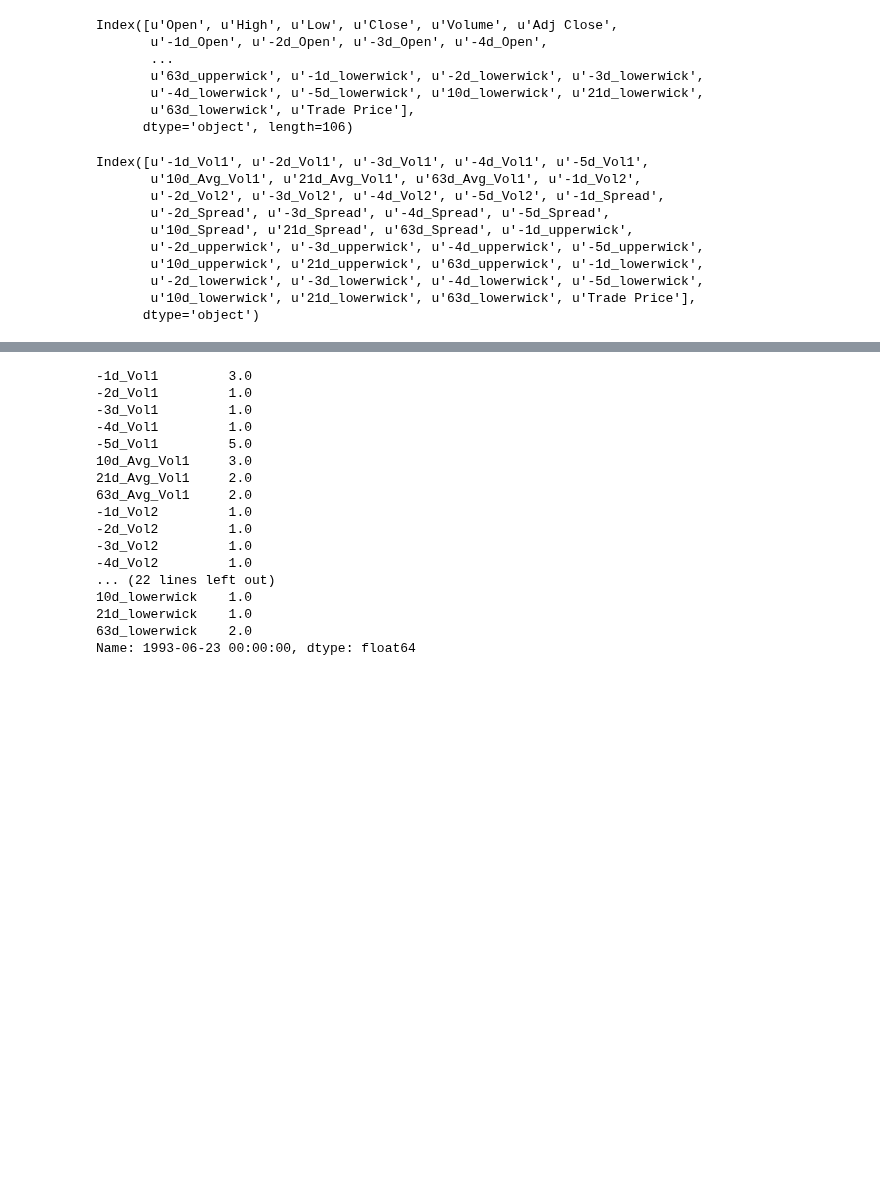
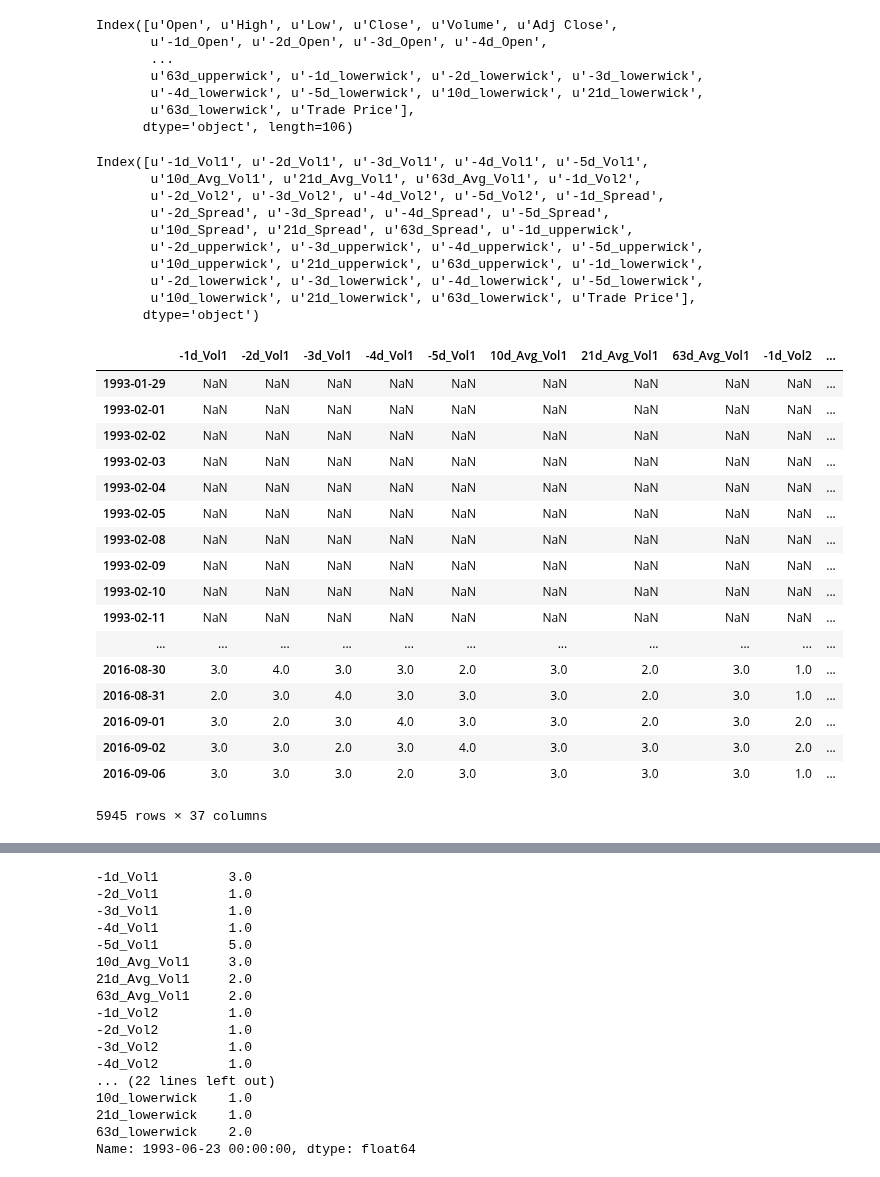
Before and after one commit to savourylie/Stock-Price-Forecaster, a Jupyter notebook: TradingBot/TradingBot.ipynb, the cells around one changed output, grey strips where cells are left out. Saved outputs shown, nothing was run; the diff lists cells and outputs as text; code cells hidden in the pictures; blank space fills up the shorter version.

```diff
--- a/TradingBot/TradingBot.ipynb
+++ b/TradingBot/TradingBot.ipynb
@@ -564,17 +588,36 @@ dfMain.drop(['Open', 'High', 'Low', 'Close', 'Adj Close', 'Volume', \
             axis=1, inplace=True)
 # %%
 display(dfMain.columns)
+dfMain.ix[:,:-1]
 # %% [output]
 Index([u'-1d_Vol1', u'-2d_Vol1', u'-3d_Vol1', u'-4d_Vol1', u'-5d_Vol1',
        u'10d_Avg_Vol1', u'21d_Avg_Vol1', u'63d_Avg_Vol1', u'-1d_Vol2',
        u'-2d_Vol2', u'-3d_Vol2', u'-4d_Vol2', u'-5d_Vol2', u'-1d_Spread',
        u'-2d_Spread', u'-3d_Spread', u'-4d_Spread', u'-5d_Spread',
        u'10d_Spread', u'21d_Spread', u'63d_Spread', u'-1d_upperwick',
        u'-2d_upperwick', u'-3d_upperwick', u'-4d_upperwick', u'-5d_upperwick',
        u'10d_upperwick', u'21d_upperwick', u'63d_upperwick', u'-1d_lowerwick',
        u'-2d_lowerwick', u'-3d_lowerwick', u'-4d_lowerwick', u'-5d_lowerwick',
        u'10d_lowerwick', u'21d_lowerwick', u'63d_lowerwick', u'Trade Price'],
       dtype='object')
+|  | -1d_Vol1 | -2d_Vol1 | -3d_Vol1 | -4d_Vol1 | -5d_Vol1 | 10d_Avg_Vol1 | 21d_Avg_Vol1 | 63d_Avg_Vol1 | -1d_Vol2 | ... |
+| 1993-01-29 | NaN | NaN | NaN | NaN | NaN | NaN | NaN | NaN | NaN | ... |
+| 1993-02-01 | NaN | NaN | NaN | NaN | NaN | NaN | NaN | NaN | NaN | ... |
+| 1993-02-02 | NaN | NaN | NaN | NaN | NaN | NaN | NaN | NaN | NaN | ... |
+| 1993-02-03 | NaN | NaN | NaN | NaN | NaN | NaN | NaN | NaN | NaN | ... |
+| 1993-02-04 | NaN | NaN | NaN | NaN | NaN | NaN | NaN | NaN | NaN | ... |
+| 1993-02-05 | NaN | NaN | NaN | NaN | NaN | NaN | NaN | NaN | NaN | ... |
+| 1993-02-08 | NaN | NaN | NaN | NaN | NaN | NaN | NaN | NaN | NaN | ... |
+| 1993-02-09 | NaN | NaN | NaN | NaN | NaN | NaN | NaN | NaN | NaN | ... |
+| 1993-02-10 | NaN | NaN | NaN | NaN | NaN | NaN | NaN | NaN | NaN | ... |
+| 1993-02-11 | NaN | NaN | NaN | NaN | NaN | NaN | NaN | NaN | NaN | ... |
+| ... | ... | ... | ... | ... | ... | ... | ... | ... | ... | ... |
+| 2016-08-30 | 3.0 | 4.0 | 3.0 | 3.0 | 2.0 | 3.0 | 2.0 | 3.0 | 1.0 | ... |
+| 2016-08-31 | 2.0 | 3.0 | 4.0 | 3.0 | 3.0 | 3.0 | 2.0 | 3.0 | 1.0 | ... |
+| 2016-09-01 | 3.0 | 2.0 | 3.0 | 4.0 | 3.0 | 3.0 | 2.0 | 3.0 | 2.0 | ... |
+| 2016-09-02 | 3.0 | 3.0 | 2.0 | 3.0 | 4.0 | 3.0 | 3.0 | 3.0 | 2.0 | ... |
+| 2016-09-06 | 3.0 | 3.0 | 3.0 | 2.0 | 3.0 | 3.0 | 3.0 | 3.0 | 1.0 | ... |
+5945 rows × 37 columns
 # %%
 dfMain.dropna(inplace=True)
 # dfMain[dfMain.columns[:-1]] = dfMain[dfMain.columns[:-1]].apply(int)
```
Also changed, not shown: parts of 13 cells of this notebook, 6 other files.
